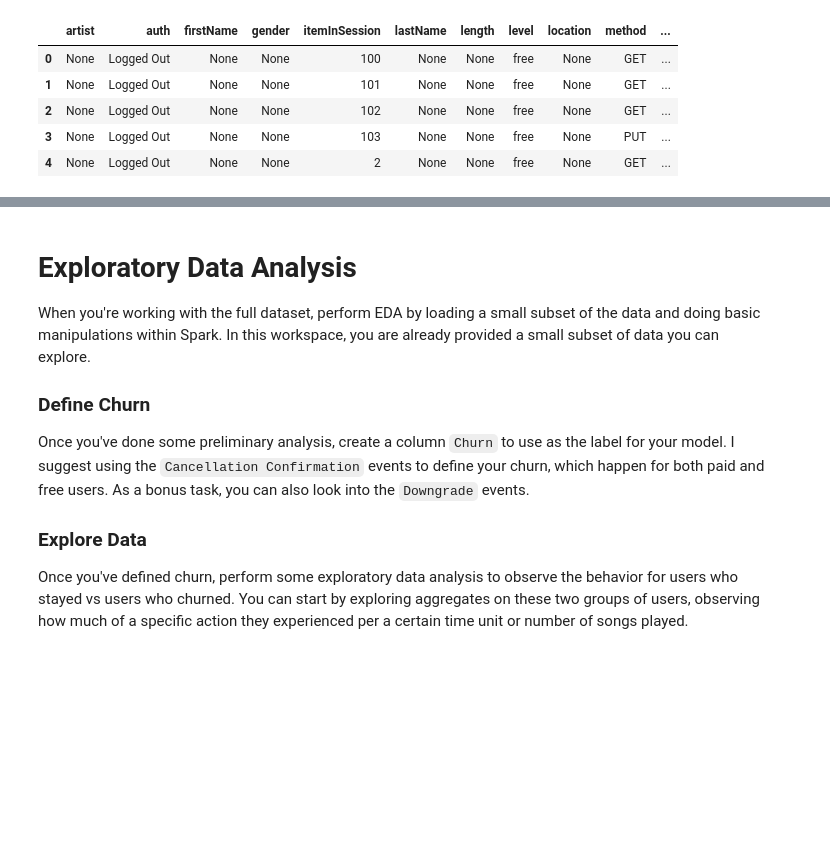
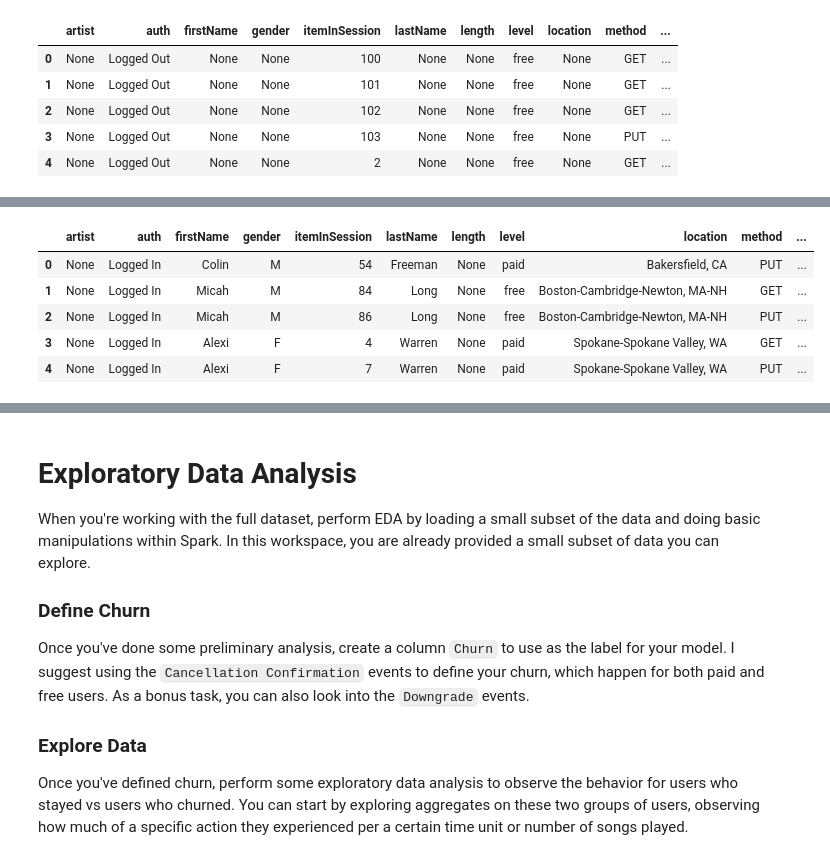
Before and after one commit to chengjiecui/spark_demo, a Jupyter notebook: Sparkify.ipynb, the cells around one changed output, grey strips where cells are left out. Cells and saved outputs as stored; diff of their text form; code cells hidden in the pictures; blank space fills up the shorter version.

Commit message:
feat: Data cleaning

```diff
--- a/Sparkify.ipynb
+++ b/Sparkify.ipynb
@@ -74,0 +96,3 @@ df.describe().show()
+# %%
+df = df.withColumn("userId", df["userId"].cast("bigint"))
+df = df.withColumn("status", df["status"].cast("string"))
@@ -200,0 +272,3 @@ memory usage: 1.1+ MB
+# %%
+# base on the EDA we can drop those 8346 rows, because those rows have nothing to do with Churn prediction
+df = df.dropna(how = "any", subset = ['userId'])
@@ -200,0 +299,13 @@ memory usage: 1.1+ MB
+# %%
+# investigate on those 50046 rows without song
+# save the rows to a Pandas DataFrame
+pd_df_2 = df.filter((df.song.isNull())).toPandas()
+# %%
+pd_df_2.head()
+# %% [output]
+|  | artist | auth | firstName | gender | itemInSession | lastName | length | level | location | method | ... |
+| 0 | None | Logged In | Colin | M | 54 | Freeman | None | paid | Bakersfield, CA | PUT | ... |
+| 1 | None | Logged In | Micah | M | 84 | Long | None | free | Boston-Cambridge-Newton, MA-NH | GET | ... |
+| 2 | None | Logged In | Micah | M | 86 | Long | None | free | Boston-Cambridge-Newton, MA-NH | PUT | ... |
+| 3 | None | Logged In | Alexi | F | 4 | Warren | None | paid | Spokane-Spokane Valley, WA | GET | ... |
+| 4 | None | Logged In | Alexi | F | 7 | Warren | None | paid | Spokane-Spokane Valley, WA | PUT | ... |
```
Also changed, not shown: parts of 16 cells of this notebook.
